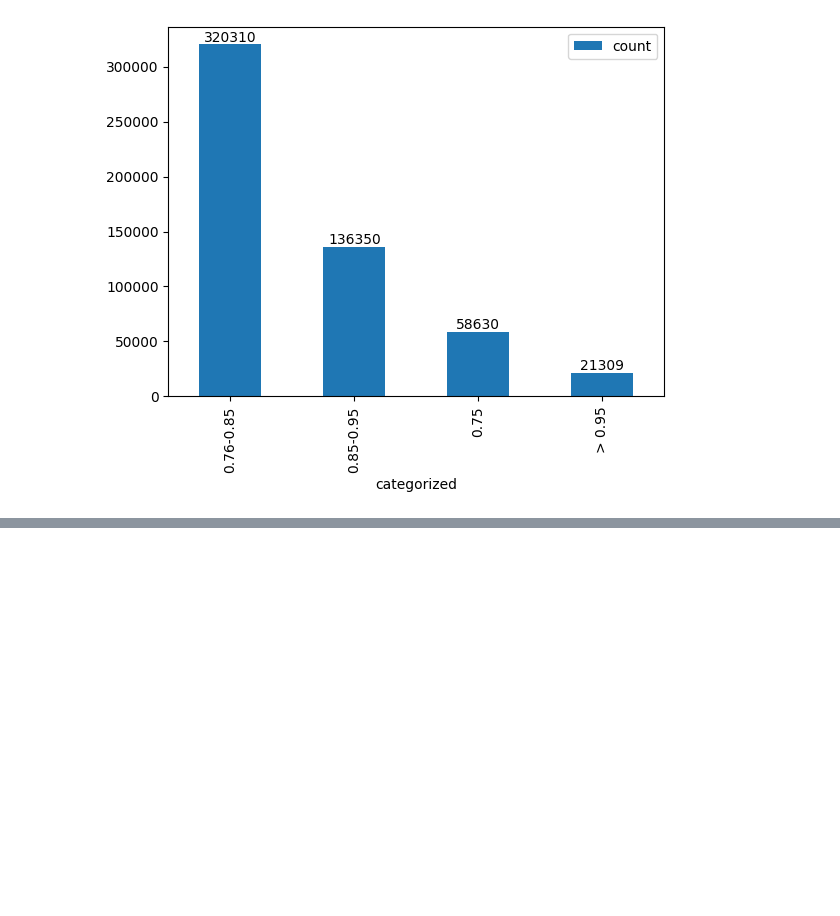
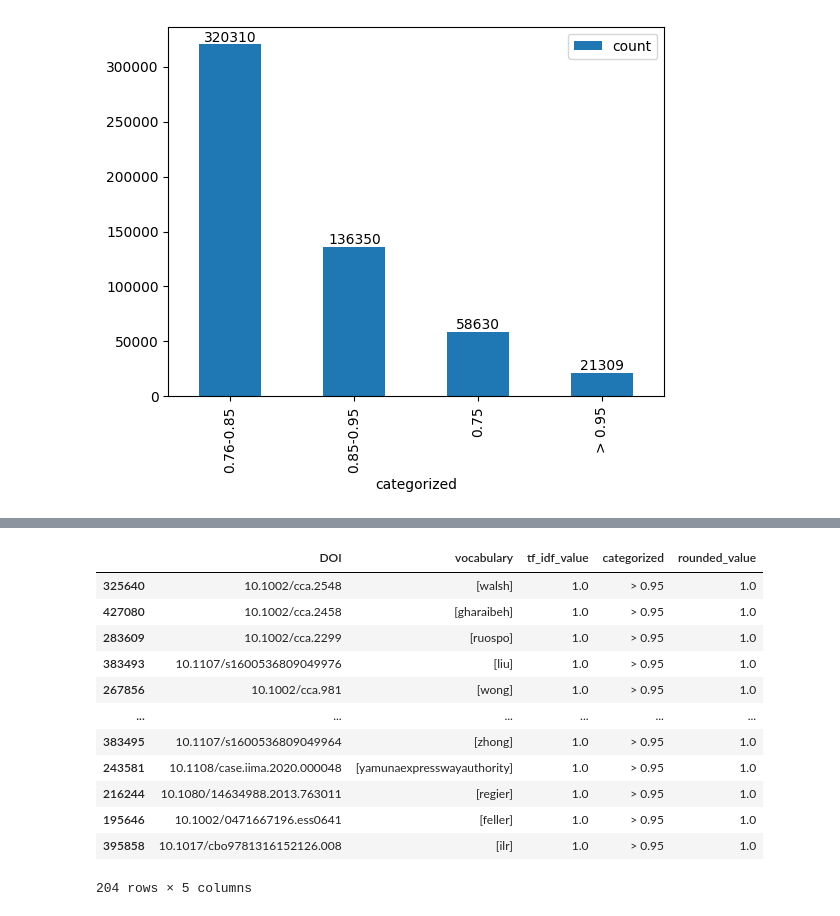
Before and after one commit to eshadatta/sneaked_refs_explorations, a Jupyter notebook: process_tfidf_output.ipynb, the cells around one changed output, grey strips where cells are left out. Saved outputs shown, nothing was run; the diff lists cells and outputs as text; code cells hidden in the pictures; blank space fills up the shorter version.

```diff
--- a/process_tfidf_output.ipynb
+++ b/process_tfidf_output.ipynb
@@ -126,0 +196,16 @@ for container in ax.containers:
+# %%
+s[s.tf_idf_value == 1]
+# %% [output]
+|  | DOI | vocabulary | tf_idf_value | categorized | rounded_value |
+| 325640 | 10.1002/cca.2548 | [walsh] | 1.0 | > 0.95 | 1.0 |
+| 427080 | 10.1002/cca.2458 | [gharaibeh] | 1.0 | > 0.95 | 1.0 |
+| 283609 | 10.1002/cca.2299 | [ruospo] | 1.0 | > 0.95 | 1.0 |
+| 383493 | 10.1107/s1600536809049976 | [liu] | 1.0 | > 0.95 | 1.0 |
+| 267856 | 10.1002/cca.981 | [wong] | 1.0 | > 0.95 | 1.0 |
+| ... | ... | ... | ... | ... | ... |
+| 383495 | 10.1107/s1600536809049964 | [zhong] | 1.0 | > 0.95 | 1.0 |
+| 243581 | 10.1108/case.iima.2020.000048 | [yamunaexpresswayauthority] | 1.0 | > 0.95 | 1.0 |
+| 216244 | 10.1080/14634988.2013.763011 | [regier] | 1.0 | > 0.95 | 1.0 |
+| 195646 | 10.1002/0471667196.ess0641 | [feller] | 1.0 | > 0.95 | 1.0 |
+| 395858 | 10.1017/cbo9781316152126.008 | [ilr] | 1.0 | > 0.95 | 1.0 |
+204 rows × 5 columns
```
Also changed, not shown: parts of 7 cells of this notebook.
